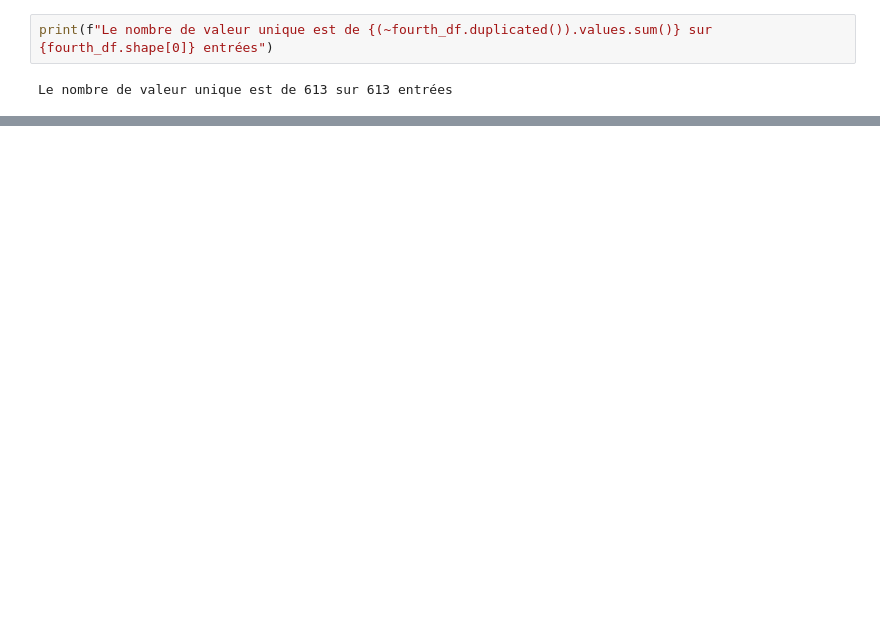
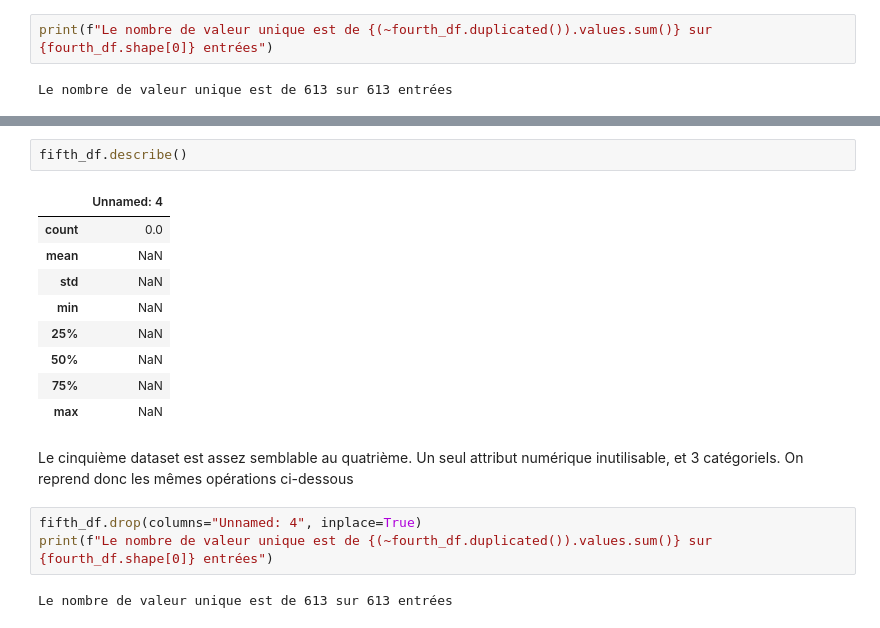
Before and after one commit to arnaud-degreze/OCR-Projet-2, a Jupyter notebook: Exo1.ipynb, the cells around one changed output, grey strips where cells are left out. Drawn from its saved outputs; the diff is of its cells as text; blank space fills up the shorter version.

```diff
--- a/Exo1.ipynb
+++ b/Exo1.ipynb
@@ -550,0 +613,19 @@ Le nombre de valeur unique est de 613 sur 613 entrées
+# %%
+fifth_df.describe()
+# %% [output]
+|  | Unnamed: 4 |
+| count | 0.0 |
+| mean | NaN |
+| std | NaN |
+| min | NaN |
+| 25% | NaN |
+| 50% | NaN |
+| 75% | NaN |
+| max | NaN |
+# %% [markdown]
+Le cinquième dataset est assez semblable au quatrième. Un seul attribut numérique inutilisable, et 3 catégoriels. On reprend donc les mêmes opérations ci-dessous
+# %%
+fifth_df.drop(columns="Unnamed: 4", inplace=True)
+print(f"Le nombre de valeur unique est de {(~fourth_df.duplicated()).values.sum()} sur {fourth_df.shape[0]} entrées")
+# %% [output]
+Le nombre de valeur unique est de 613 sur 613 entrées
```
Also changed, not shown: parts of 19 cells of this notebook.
